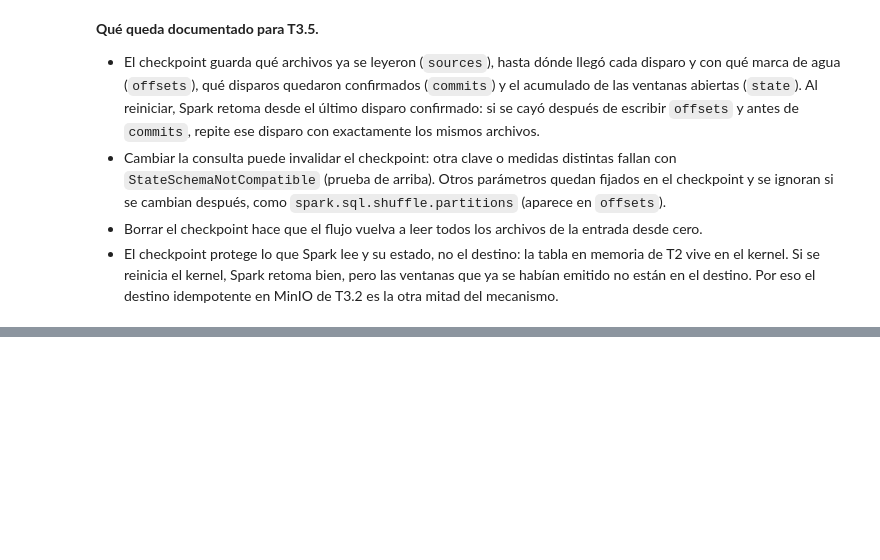
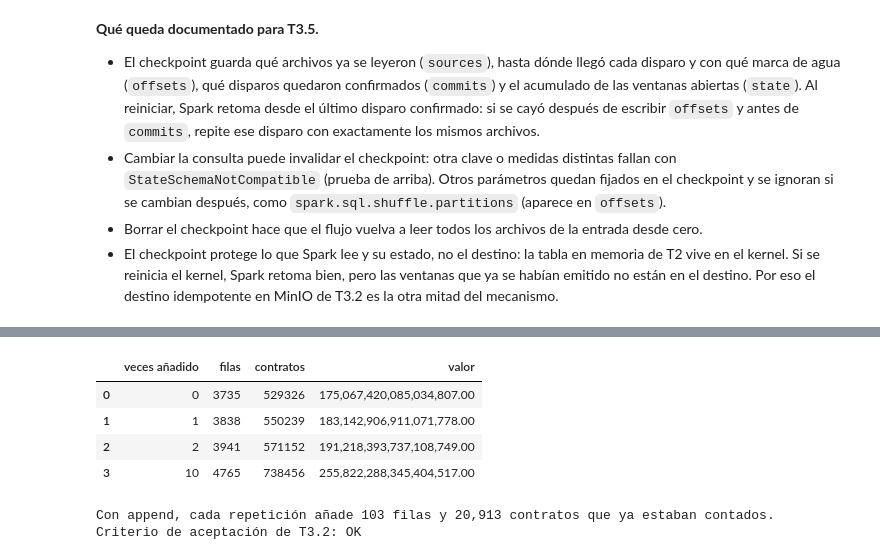
Before and after one commit to PalomaresJonatan13/pamd-secop, a Jupyter notebook: notebooks/06_corte3_resiliencia_idempotencia.ipynb, the cells around one changed output, grey strips where cells are left out. Cells and saved outputs as stored; diff of their text form; code cells hidden in the pictures; blank space fills up the shorter version.

Commit message:
T3.2: prueba del destino idempotente en el notebook 06 (mismo micro-lote 1, 2 y 10 veces sin cambio; con append se duplica)
Co-Authored-By: Claude Fable 5.2 <noreply@anthropic.com>

```diff
--- a/notebooks/06_corte3_resiliencia_idempotencia.ipynb
+++ b/notebooks/06_corte3_resiliencia_idempotencia.ipynb
@@ -331,0 +436,18 @@ La consulta cambiada se detuvo con StateSchemaNotCompatible: el estado guardado
+# %%
+# T3.2 · Repetir el último micro-lote: las cifras de la tabla no cambian
+ultimo = max(b for b, filas in micro_lotes.items() if filas)
+micro_lote = spark.createDataFrame(micro_lotes[ultimo], memoria.esquema)
+r = micro_lote.agg(F.count("*").alias("v"), F.sum("contratos").alias("c")).first()
+print(f"Micro-lote {ultimo}: trae {r['v']} ventanas que suman {r['c']:,} contratos")
+
+pruebas, veces = [{"veces guardado": 1, **cifras(destino.leer())}], 1  # la primera vez fue durante el flujo
+for objetivo in (2, 10):
+    while veces < objetivo:
+        destino.guardar(micro_lote, ultimo)
+        veces += 1
+    pruebas.append({"veces guardado": veces, **cifras(destino.leer())})
+display(pd.DataFrame(pruebas))
+
+sin_veces = [{k: v for k, v in p.items() if k != "veces guardado"} for p in pruebas]
+assert sin_veces[0] == sin_veces[1] == sin_veces[2] == cifras_memoria, "Repetir el micro-lote cambió las cifras"
+print("Guardar el mismo micro-lote 1, 2 o 10 veces deja las mismas cifras.")
@@ -331,0 +465,30 @@ La consulta cambiada se detuvo con StateSchemaNotCompatible: el estado guardado
+# %%
+# T3.2 · Contraste con append sobre una copia de la tabla (la carpeta de prueba se borra al final)
+PRUEBA_APPEND = STREAMING_VENTANAS + "_prueba_append"
+vaciar(spark, PRUEBA_APPEND)
+destino.leer().write.mode("overwrite").parquet(PRUEBA_APPEND)
+
+def cifras_append():
+    c = cifras(spark.read.parquet(PRUEBA_APPEND))
+    return {"filas": c["ventanas"], "contratos": c["contratos"], "valor": c["valor"]}
+
+con_append, veces = [{"veces añadido": 0, **cifras_append()}], 0
+for objetivo in (1, 2, 10):
+    while veces < objetivo:
+        micro_lote.write.mode("append").parquet(PRUEBA_APPEND)
+        veces += 1
+    con_append.append({"veces añadido": veces, **cifras_append()})
+vaciar(spark, PRUEBA_APPEND)
+display(pd.DataFrame(con_append))
+
+assert [p["contratos"] for p in con_append] == [con_append[0]["contratos"] + n * r["c"] for n in (0, 1, 2, 10)], "append no sumó lo esperado"
+print(f"Con append, cada repetición añade {r['v']} filas y {r['c']:,} contratos que ya estaban contados.")
+print("Criterio de aceptación de T3.2: OK")
+# %% [output]
+|  | veces añadido | filas | contratos | valor |
+| 0 | 0 | 3735 | 529326 | 175,067,420,085,034,807.00 |
+| 1 | 1 | 3838 | 550239 | 183,142,906,911,071,778.00 |
+| 2 | 2 | 3941 | 571152 | 191,218,393,737,108,749.00 |
+| 3 | 10 | 4765 | 738456 | 255,822,288,345,404,517.00 |
+Con append, cada repetición añade 103 filas y 20,913 contratos que ya estaban contados.
+Criterio de aceptación de T3.2: OK
```
Also changed, not shown: parts of 10 cells of this notebook, 1 other file.
